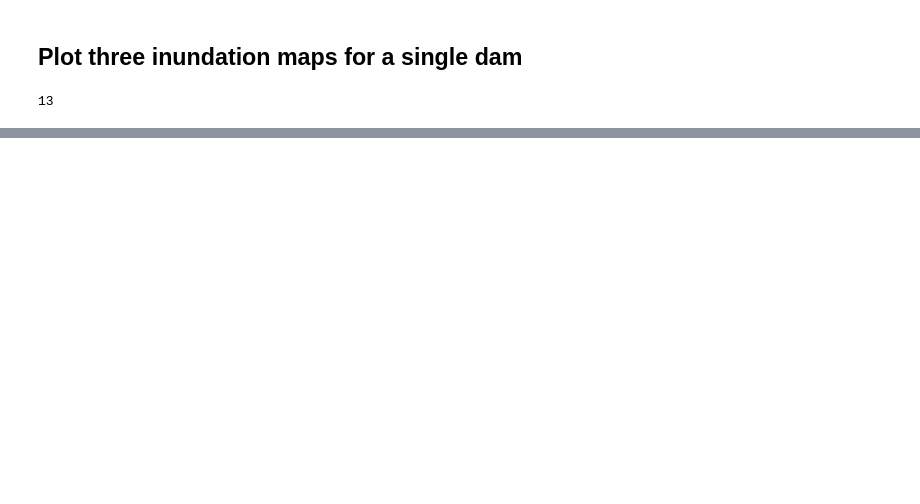
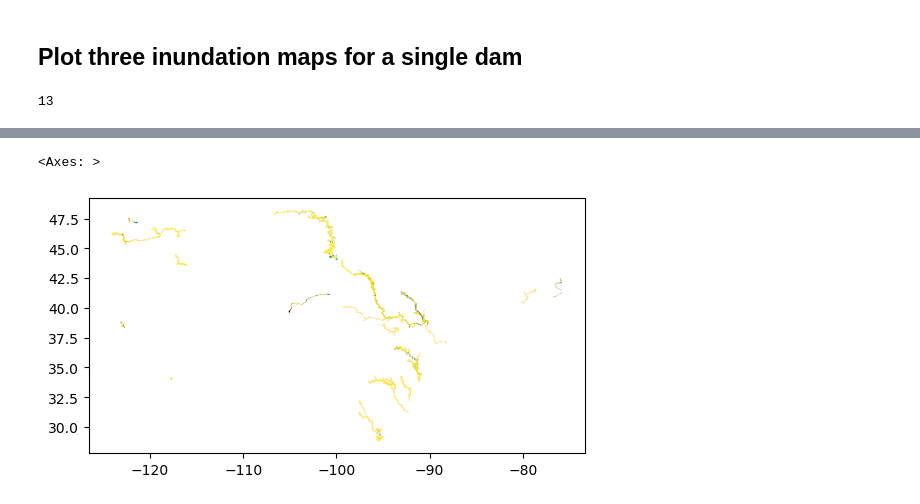
Before and after one commit to I-GUIDE/population_vulnerable_to_dam_failure, a Jupyter notebook: plot_maps.ipynb, the cells around one changed output, grey strips where cells are left out. Drawn from its saved outputs; the diff is of its cells as text; code cells hidden in the pictures; blank space fills up the shorter version.

```diff
--- a/plot_maps.ipynb
+++ b/plot_maps.ipynb
@@ -110,0 +124,3 @@ plt.show()
+# %%
+lm = gpd.read_file(os.path.join(output_path, f'N_{iter_num}', f'Multi_F_lm.geojson'))
+lm
@@ -110,0 +161,5 @@ plt.show()
+# %%
+lm.plot('Class')
+# %% [output]
+<Axes: >
+[figure, added]
```
Also changed, not shown: parts of 10 cells of this notebook, 7 other files.
